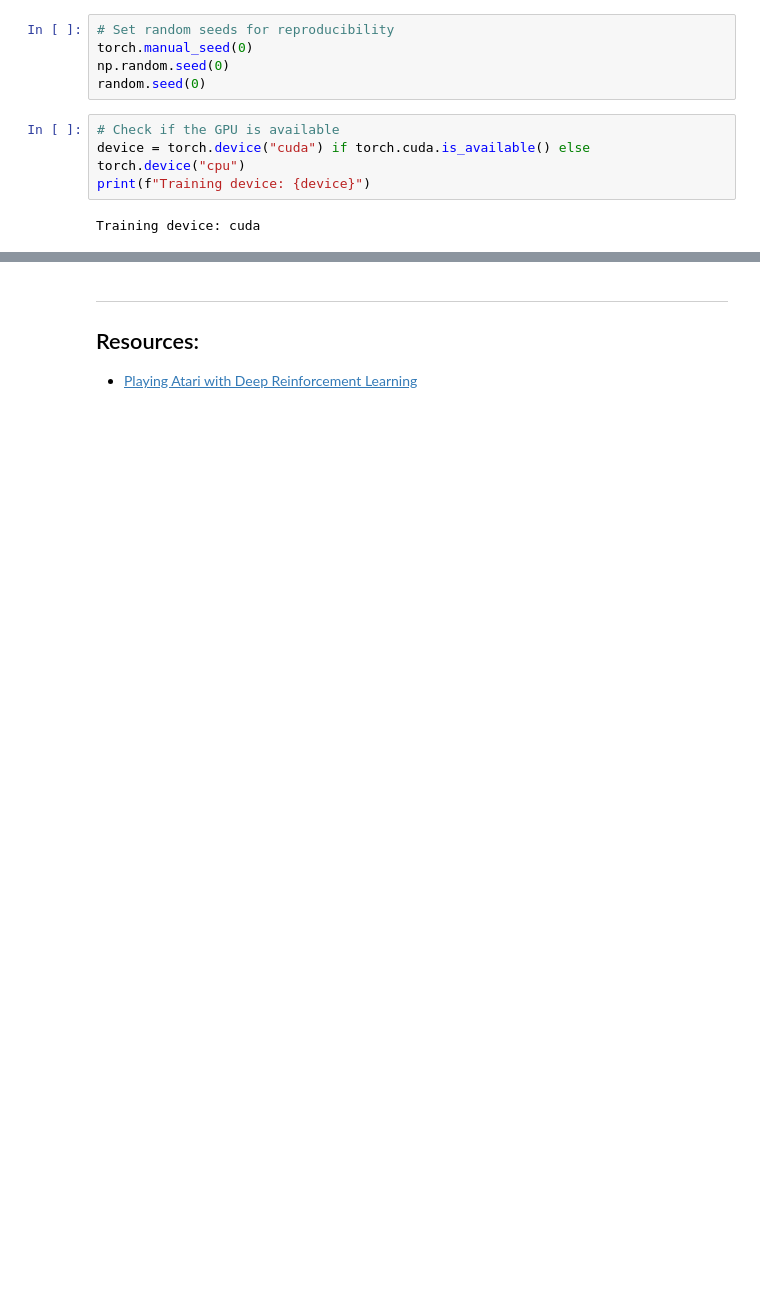
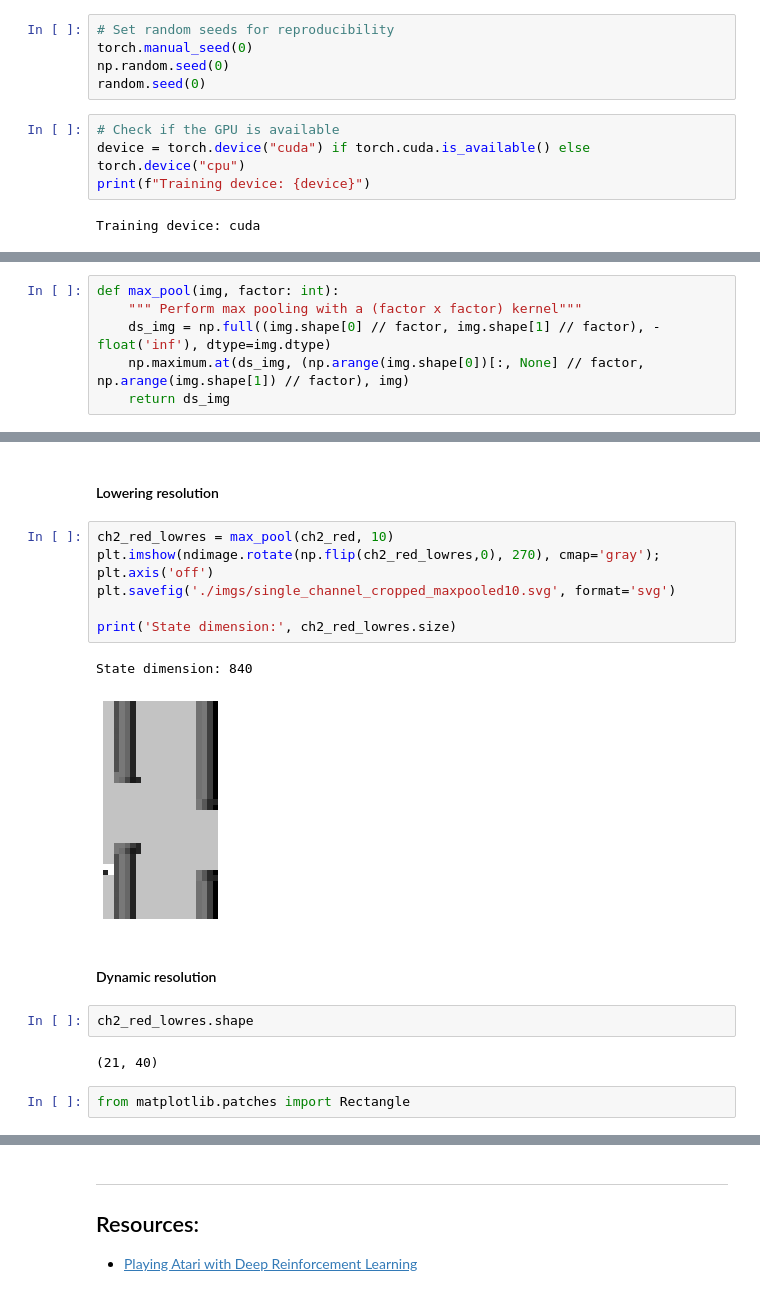
Before and after one commit to SaverioMonaco/NN-DeepLearning-Projects, a Jupyter notebook: 3. Deep Reinforcement Learning/Monaco-HW3-Deep-Q.ipynb, the cells around one changed output, grey strips where cells are left out. Cells and saved outputs as stored; diff of their text form; blank space fills up the shorter version.

```diff
--- a/3. Deep Reinforcement Learning/Monaco-HW3-Deep-Q.ipynb
+++ b/3. Deep Reinforcement Learning/Monaco-HW3-Deep-Q.ipynb
@@ -374,0 +950,6 @@ SCORE: 500.0
+# %%
+def max_pool(img, factor: int):
+    """ Perform max pooling with a (factor x factor) kernel"""
+    ds_img = np.full((img.shape[0] // factor, img.shape[1] // factor), -float('inf'), dtype=img.dtype)
+    np.maximum.at(ds_img, (np.arange(img.shape[0])[:, None] // factor, np.arange(img.shape[1]) // factor), img)
+    return ds_img
@@ -374,0 +1036,20 @@ SCORE: 500.0
+# %% [markdown]
+#### Lowering resolution
+# %%
+ch2_red_lowres = max_pool(ch2_red, 10)
+plt.imshow(ndimage.rotate(np.flip(ch2_red_lowres,0), 270), cmap='gray');
+plt.axis('off')
+plt.savefig('./imgs/single_channel_cropped_maxpooled10.svg', format='svg')
+
+print('State dimension:', ch2_red_lowres.size)
+# %% [output]
+State dimension: 840
+[figure, added]
+# %% [markdown]
+#### Dynamic resolution
+# %%
+ch2_red_lowres.shape
+# %% [output]
+(21, 40)
+# %%
+from matplotlib.patches import Rectangle
```
Also changed, not shown: parts of 36 cells of this notebook, 14 other files.
